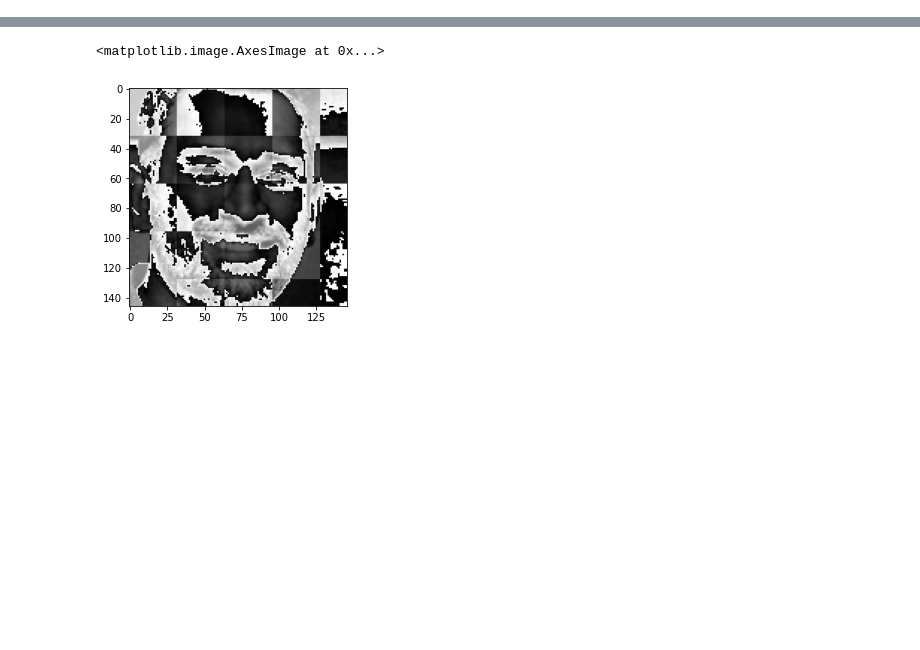
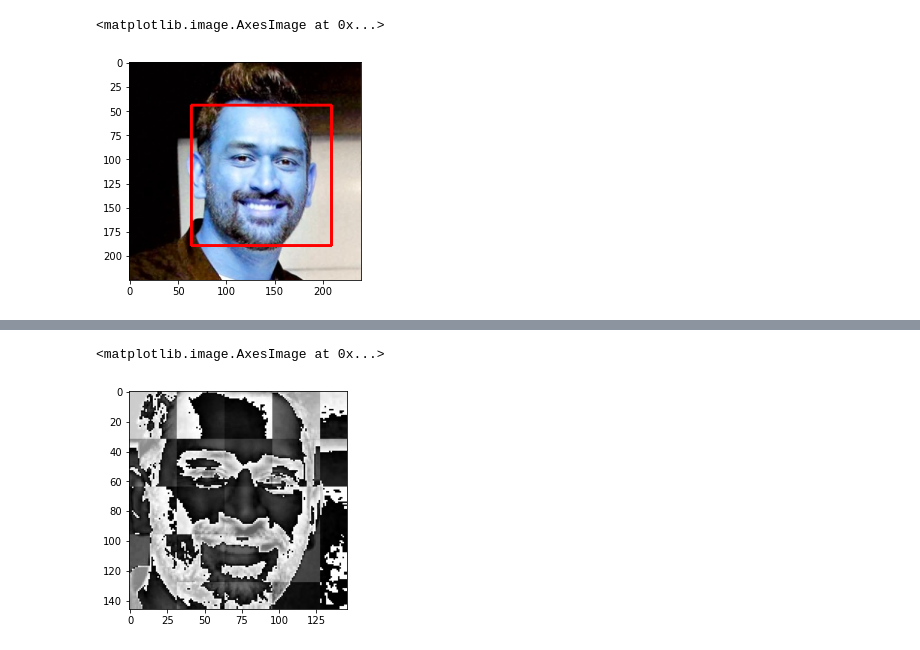
Before and after one commit to Somnathpaul/image-classification-, a Jupyter notebook: model.ipynb, the cells around one changed output, grey strips where cells are left out. Drawn from its saved outputs; the diff is of its cells as text; code cells hidden in the pictures; blank space fills up the shorter version.

```diff
--- a/model.ipynb
+++ b/model.ipynb
@@ -7,0 +46,6 @@ from matplotlib import pyplot as plt
+# %%
+face_img = cv2.rectangle(img,(x,y),(x+w,y+h),(255,0,0),2)
+plt.imshow(face_img)
+# %% [output]
+<matplotlib.image.AxesImage at 0x...>
+[figure, added]
```
Also changed, not shown: parts of 27 cells of this notebook, 1 other file.
